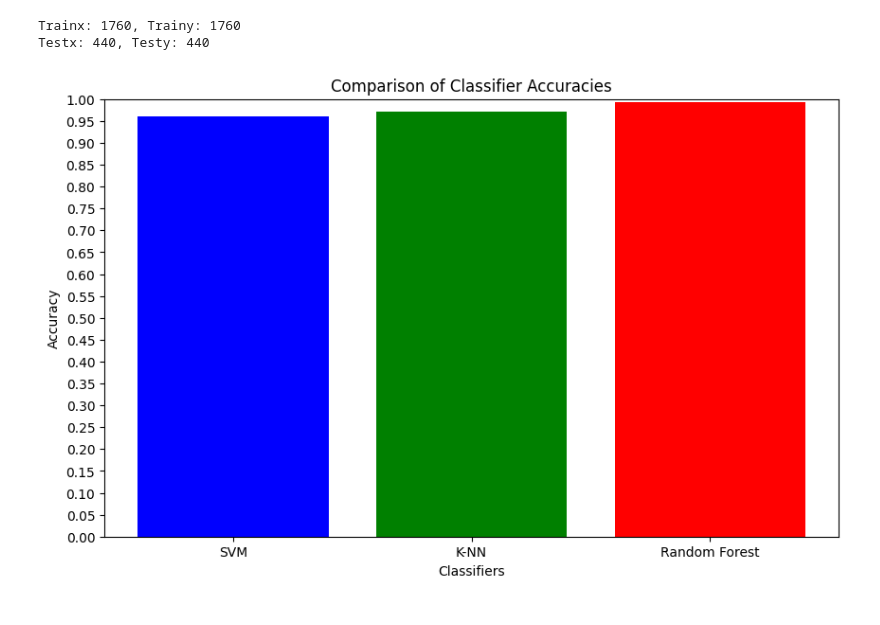
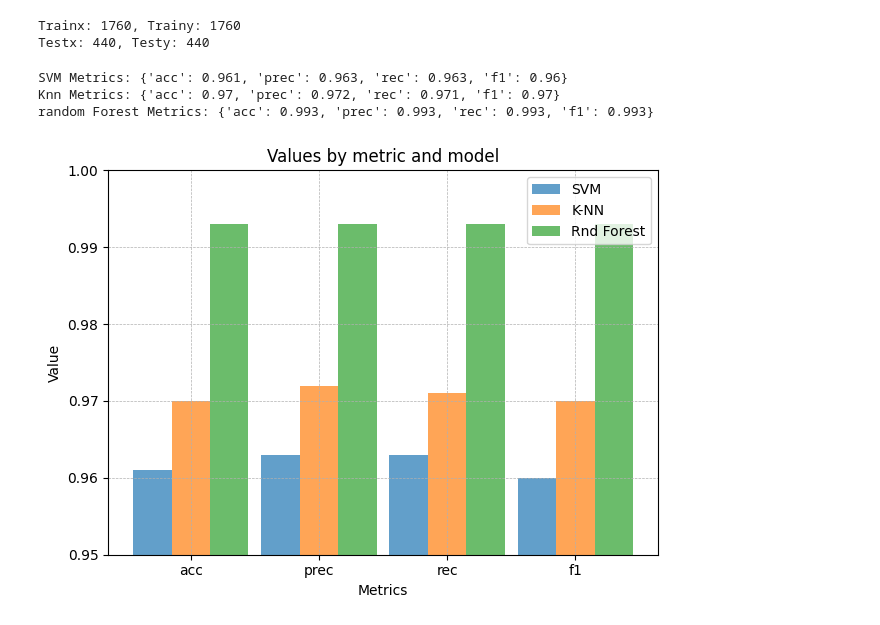
Before and after one commit to IAmSmudge/research-project, a Jupyter notebook: SVM-KNN-RND.ipynb, the cells around one changed output. Cells and saved outputs as stored; diff of their text form; code cells hidden in the pictures.

Commit message:
Modified traditional ML script and added additional results

```diff
--- a/SVM-KNN-RND.ipynb
+++ b/SVM-KNN-RND.ipynb
@@ -47,15 +55,27 @@ SVM_preds = SVM.predict(testx)
 # %%
 #Knn Classifier
+Knn_Params_grid = {
+    'n_neighbors': list(range(1, 31)),
+    'weights': ['uniform', 'distance'],
+    'metric': ['euclidean', 'manhattan', 'minkowski']
+}
 
 Knn = KNeighborsClassifier()
-Knn.fit(trainx, trainy)
-Knn_preds = Knn.predict(testx)
+Knn_grid_search = GridSearchCV(Knn, Knn_Params_grid, cv=3)
+Knn_grid_search.fit(trainx, trainy)
+Knn_preds = Knn_grid_search.predict(testx)
 # %%
 #Random Forest Classifier
+rnd_forest_Params_grid = {
+    'n_estimators': [10, 50, 100, 200],
+    'max_depth': [None, 10, 20, 30, 40, 50],
+    'min_samples_leaf': [1, 2, 4]
+}
 
 rnd_forest = RandomForestClassifier()
-rnd_forest.fit(trainx, trainy)
-rnd_forest_preds = rnd_forest.predict(testx)
+rnd_forest_grid_search = GridSearchCV(rnd_forest, rnd_forest_Params_grid, cv=3)
+rnd_forest_grid_search.fit(trainx, trainy)
+rnd_forest_preds = rnd_forest_grid_search.predict(testx)
 # %%
 def get_performance_metrics(preds):
     metrics = {}
@@ -69,18 +89,45 @@ def get_performance_metrics(preds):
 SVM_Metrics = get_performance_metrics(SVM_preds)
 Knn_Metrics = get_performance_metrics(Knn_preds)
 rnd_forest_Metrics = get_performance_metrics(rnd_forest_preds)
-# %%
-#Visualise Results
-classifiers = ['SVM', 'K-NN', 'Random Forest']
-accuracies = [SVM_Metrics['acc'], Knn_Metrics['acc'], rnd_forest_Metrics['acc']]
-
-plt.figure(figsize=(10, 6))
-plt.bar(classifiers, accuracies, color=['blue', 'green', 'red'])
-plt.xlabel('Classifiers')
-plt.ylabel('Accuracy')
-plt.title('Comparison of Classifier Accuracies')
-plt.ylim(0, 1)
-plt.yticks([i/100.0 for i in range(0, 101, 5)])
-plt.show()
-# %% [output]
-[figure, removed]
+# %%
+print("SVM Metrics:", {k:round(v, 3) for k,v in SVM_Metrics.items() if k != 'cm'})
+print("Knn Metrics:", {k:round(v, 3) for k,v in Knn_Metrics.items() if k != 'cm'})
+print("random Forest Metrics:", {k:round(v, 3) for k,v in rnd_forest_Metrics.items() if k != 'cm'})
+# %% [output]
+SVM Metrics: {'acc': 0.961, 'prec': 0.963, 'rec': 0.963, 'f1': 0.96}
+Knn Metrics: {'acc': 0.97, 'prec': 0.972, 'rec': 0.971, 'f1': 0.97}
+random Forest Metrics: {'acc': 0.993, 'prec': 0.993, 'rec': 0.993, 'f1': 0.993}
+# %%
+#Visualise Metrics
+SVM_Dict = {k:round(v, 3) for k,v in SVM_Metrics.items() if k != 'cm'}
+Knn_Dict = {k:round(v, 3) for k,v in Knn_Metrics.items() if k != 'cm'}
+Rnd_Forest_Dict = {k:round(v, 3) for k,v in rnd_forest_Metrics.items() if k != 'cm'}
+
+labels = list(SVM_Dict.keys())
+SVM_vals = list(SVM_Dict.values())
+Knn_vals = list(Knn_Dict.values())
+rnd_forest_vals = list(Rnd_Forest_Dict.values())
+
+x = np.arange(len(labels))
+width = 0.3
+
+fig, ax = plt.subplots()
+
+rects1 = ax.bar(x - width, SVM_vals, width, label='SVM', alpha=0.7)
+rects2 = ax.bar(x, Knn_vals, width, label='K-NN', alpha=0.7)
+rects3 = ax.bar(x + width, rnd_forest_vals, width, label='Rnd Forest', alpha=0.7)
+
+ax.set_ylim(0.95, 1.0)
+ax.set_xlabel('Metrics')
+ax.set_ylabel('Value')
+ax.set_title('Values by metric and model')
+ax.set_xticks(x)
+ax.set_xticklabels(labels)
+ax.legend()
+ax.grid(True, which='both', linestyle='--', linewidth=0.5)
+ax.legend(loc='upper right')
+
+plt.tight_layout()
+plt.show()
+# %% [output]
+[figure, added]
```
Also changed, not shown: parts of 3 cells of this notebook, 2 other files.
